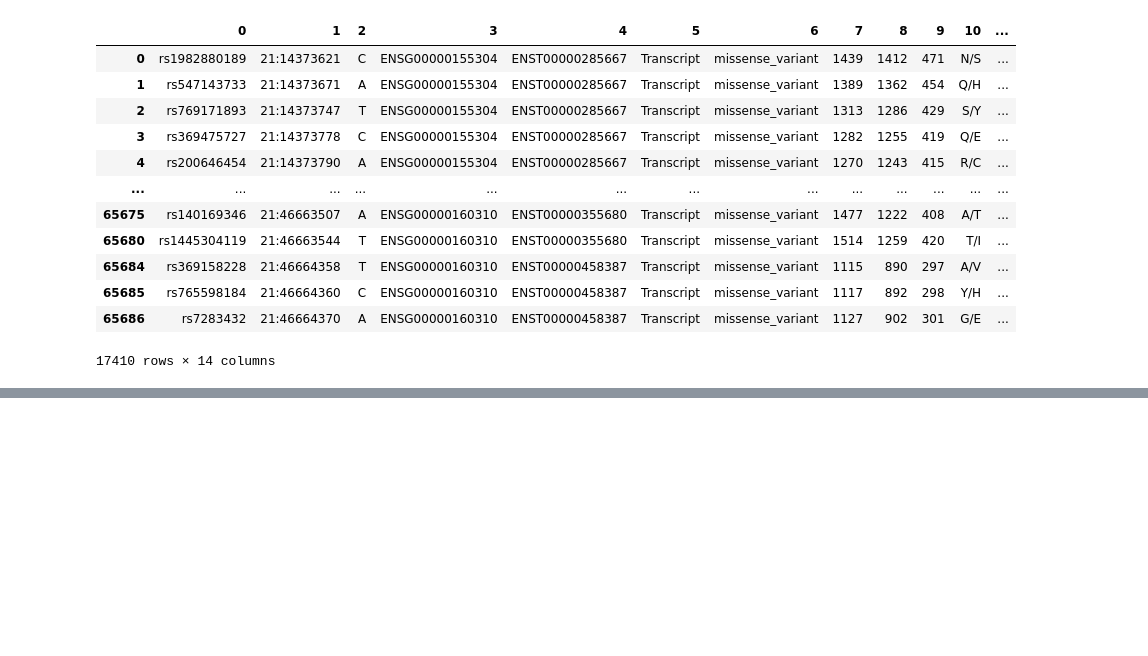
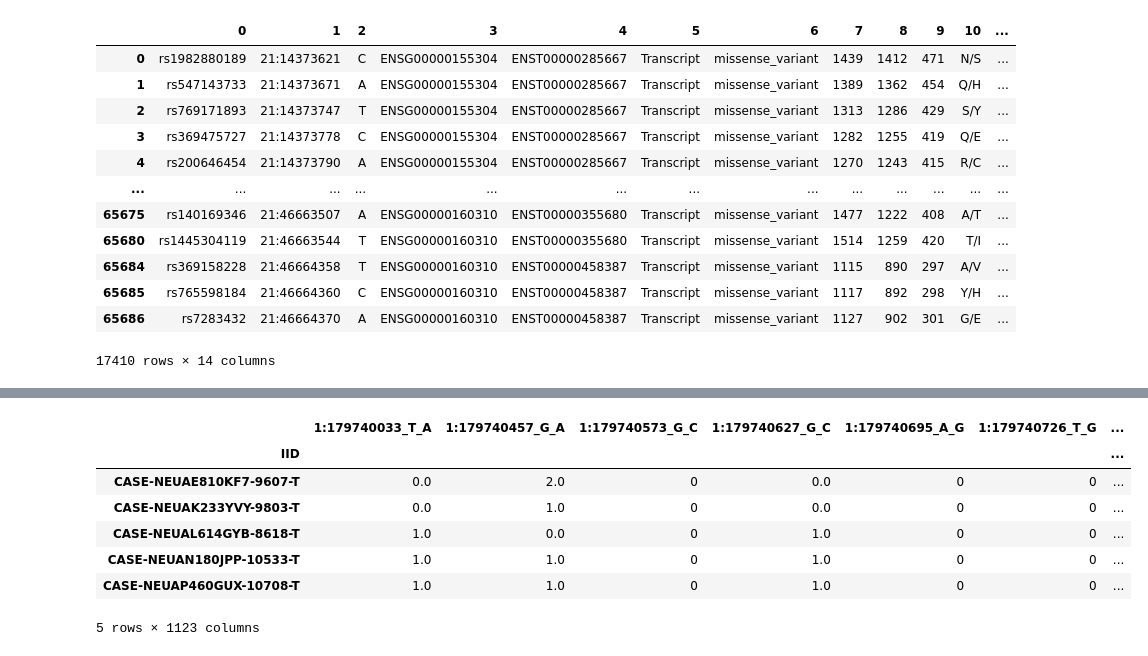
Before and after one commit to verammaz/firvTWAS, a Jupyter notebook: preprocessing/notebooks/add_annotations.ipynb, the cells around one changed output, grey strips where cells are left out. Saved outputs shown, nothing was run; the diff lists cells and outputs as text; code cells hidden in the pictures; blank space fills up the shorter version.

```diff
--- a/preprocessing/notebooks/add_annotations.ipynb
+++ b/preprocessing/notebooks/add_annotations.ipynb
@@ -179,0 +413,11 @@ missense
+# %%
+geno_df.head()
+# %% [output]
+|  | 1:179740033_T_A | 1:179740457_G_A | 1:179740573_G_C | 1:179740627_G_C | 1:179740695_A_G | 1:179740726_T_G | ... |
+| IID |  |  |  |  |  |  | ... |
+| CASE-NEUAE810KF7-9607-T | 0.0 | 2.0 | 0 | 0.0 | 0 | 0 | ... |
+| CASE-NEUAK233YVY-9803-T | 0.0 | 1.0 | 0 | 0.0 | 0 | 0 | ... |
+| CASE-NEUAL614GYB-8618-T | 1.0 | 0.0 | 0 | 1.0 | 0 | 0 | ... |
+| CASE-NEUAN180JPP-10533-T | 1.0 | 1.0 | 0 | 1.0 | 0 | 0 | ... |
+| CASE-NEUAP460GUX-10708-T | 1.0 | 1.0 | 0 | 1.0 | 0 | 0 | ... |
+5 rows × 1123 columns
```
Also changed, not shown: parts of 14 cells of this notebook, 44 other files.
